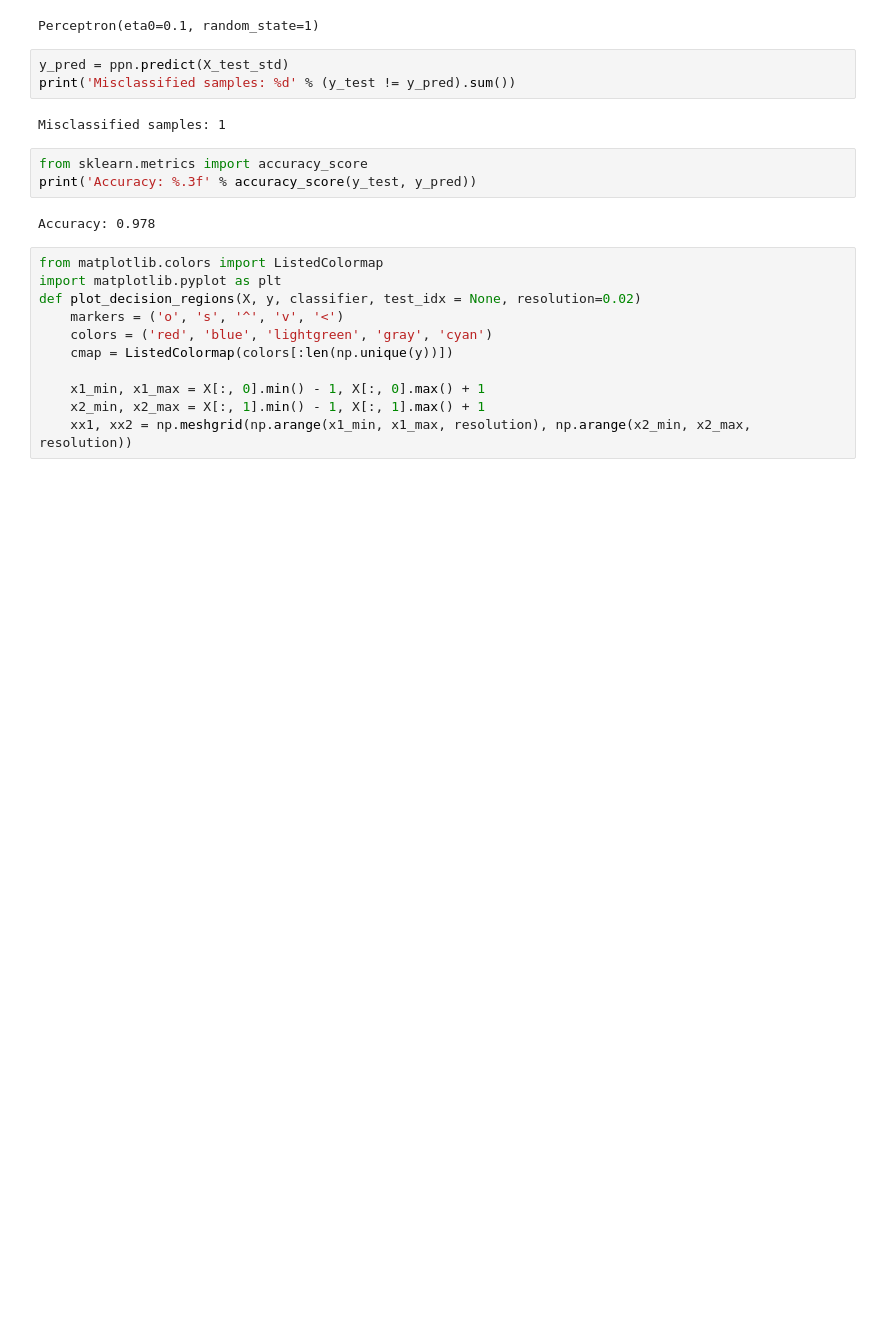
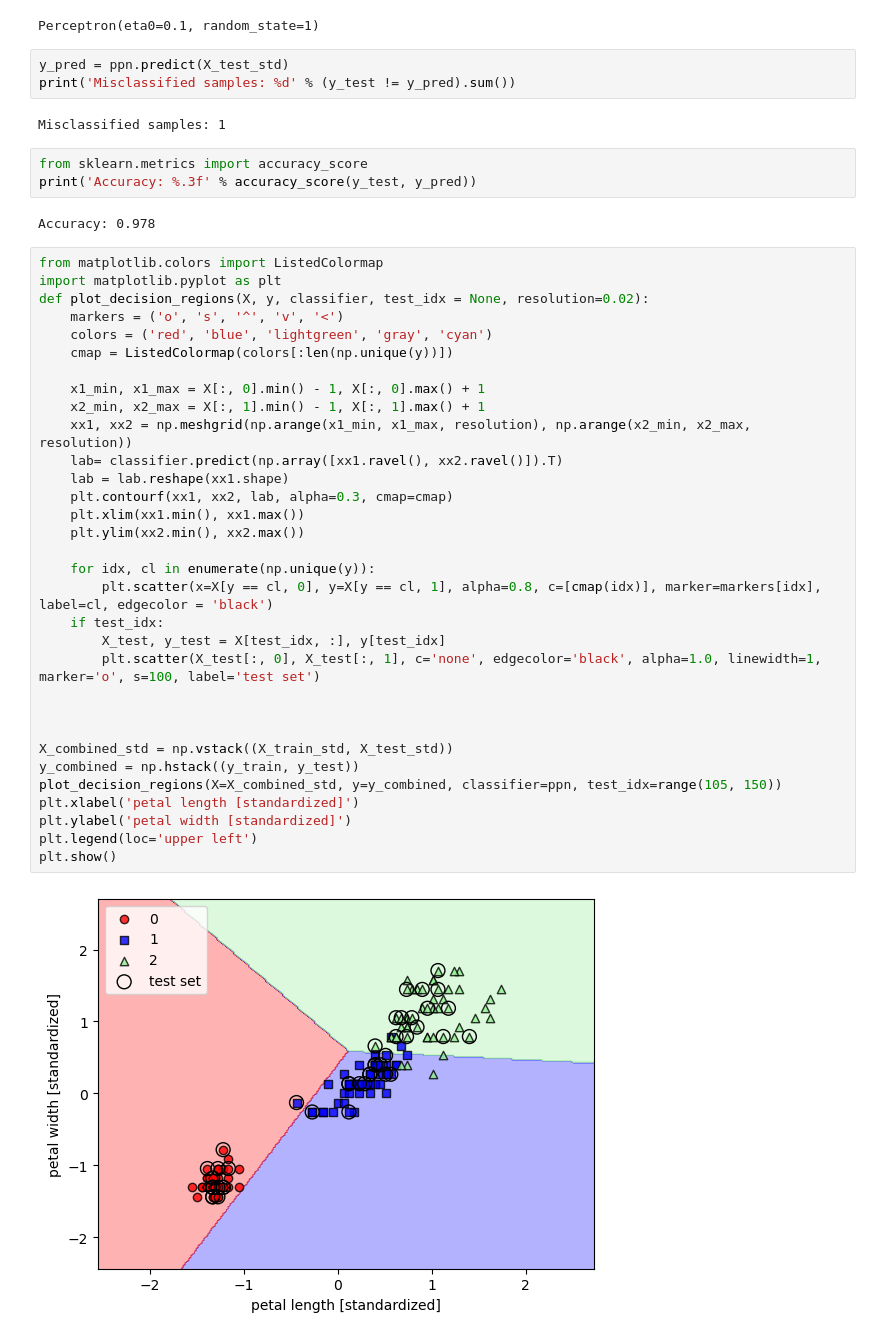
Before and after one commit to jaclown123/learning, a Jupyter notebook: ch3.ipynb, the cells around one changed output. Cells and saved outputs as stored; diff of their text form; blank space fills up the shorter version.

```diff
--- a/ch3.ipynb
+++ b/ch3.ipynb
@@ -42,11 +42,34 @@ Accuracy: 0.978
 # %%
 from matplotlib.colors import ListedColormap
 import matplotlib.pyplot as plt
-def plot_decision_regions(X, y, classifier, test_idx = None, resolution=0.02)
+def plot_decision_regions(X, y, classifier, test_idx = None, resolution=0.02):
     markers = ('o', 's', '^', 'v', '<')
     colors = ('red', 'blue', 'lightgreen', 'gray', 'cyan')
     cmap = ListedColormap(colors[:len(np.unique(y))])
 
     x1_min, x1_max = X[:, 0].min() - 1, X[:, 0].max() + 1
     x2_min, x2_max = X[:, 1].min() - 1, X[:, 1].max() + 1
     xx1, xx2 = np.meshgrid(np.arange(x1_min, x1_max, resolution), np.arange(x2_min, x2_max, resolution))
+    lab= classifier.predict(np.array([xx1.ravel(), xx2.ravel()]).T)
+    lab = lab.reshape(xx1.shape)
+    plt.contourf(xx1, xx2, lab, alpha=0.3, cmap=cmap)
+    plt.xlim(xx1.min(), xx1.max())
+    plt.ylim(xx2.min(), xx2.max())
+
+    for idx, cl in enumerate(np.unique(y)):
+        plt.scatter(x=X[y == cl, 0], y=X[y == cl, 1], alpha=0.8, c=[cmap(idx)], marker=markers[idx], label=cl, edgecolor = 'black')
+    if test_idx:
+        X_test, y_test = X[test_idx, :], y[test_idx]
+        plt.scatter(X_test[:, 0], X_test[:, 1], c='none', edgecolor='black', alpha=1.0, linewidth=1, marker='o', s=100, label='test set')
+
+
+
+X_combined_std = np.vstack((X_train_std, X_test_std))
+y_combined = np.hstack((y_train, y_test))
+plot_decision_regions(X=X_combined_std, y=y_combined, classifier=ppn, test_idx=range(105, 150))
+plt.xlabel('petal length [standardized]')
+plt.ylabel('petal width [standardized]')
+plt.legend(loc='upper left')
+plt.show()
+# %% [output]
+[figure, added]
```
